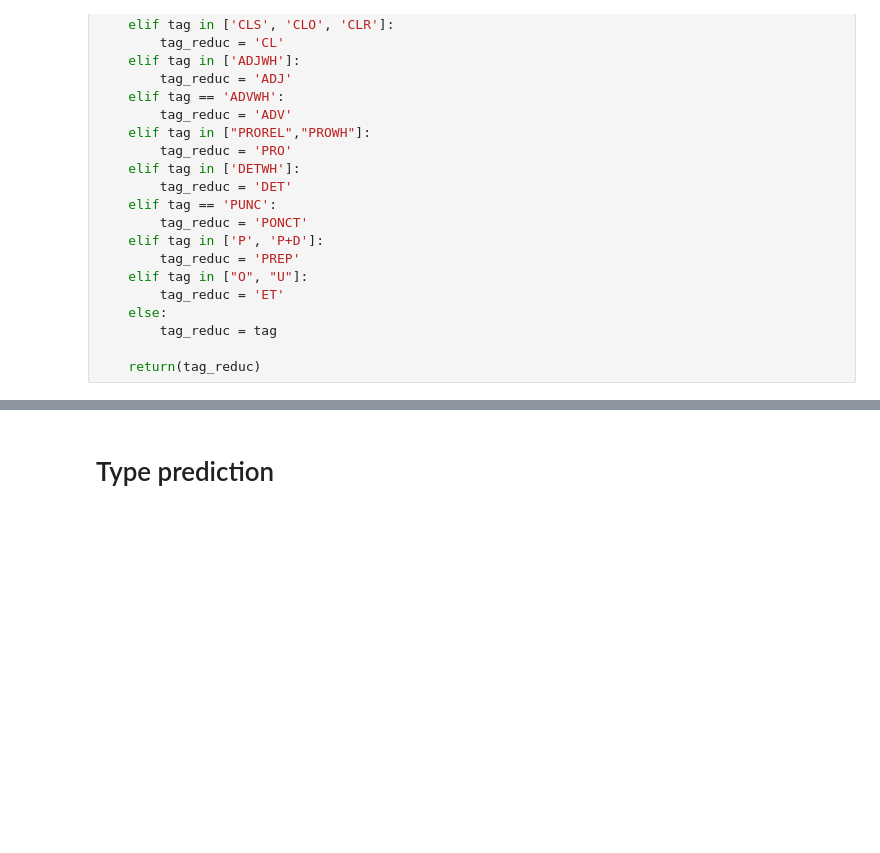
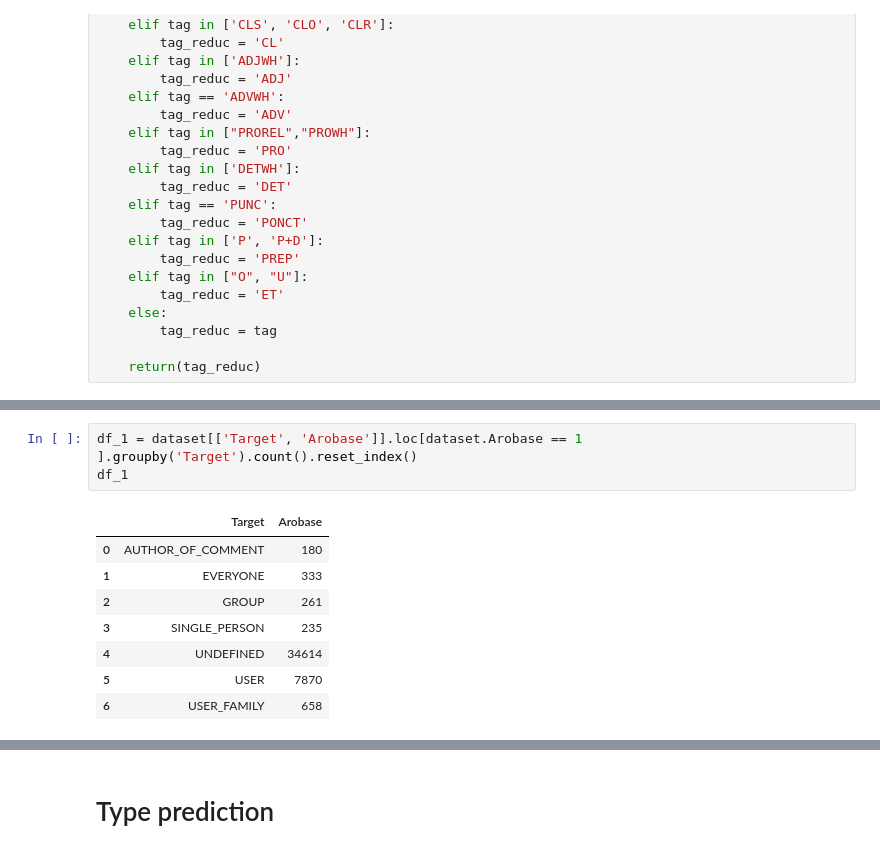
Before and after one commit to d-roland/toxicityDetection, a Jupyter notebook: CS224n_Toxicity_Detection.ipynb, the cells around one changed output, grey strips where cells are left out. Drawn from its saved outputs; the diff is of its cells as text; blank space fills up the shorter version.

```diff
--- a/CS224n_Toxicity_Detection.ipynb
+++ b/CS224n_Toxicity_Detection.ipynb
@@ -4197,0 +4296,12 @@ for i in range(len(tags)):
+# %%
+df_1 = dataset[['Target', 'Arobase']].loc[dataset.Arobase == 1 ].groupby('Target').count().reset_index()
+df_1
+# %% [output]
+|  | Target | Arobase |
+| 0 | AUTHOR_OF_COMMENT | 180 |
+| 1 | EVERYONE | 333 |
+| 2 | GROUP | 261 |
+| 3 | SINGLE_PERSON | 235 |
+| 4 | UNDEFINED | 34614 |
+| 5 | USER | 7870 |
+| 6 | USER_FAMILY | 658 |
```
Also changed, not shown: parts of 17 cells of this notebook.
